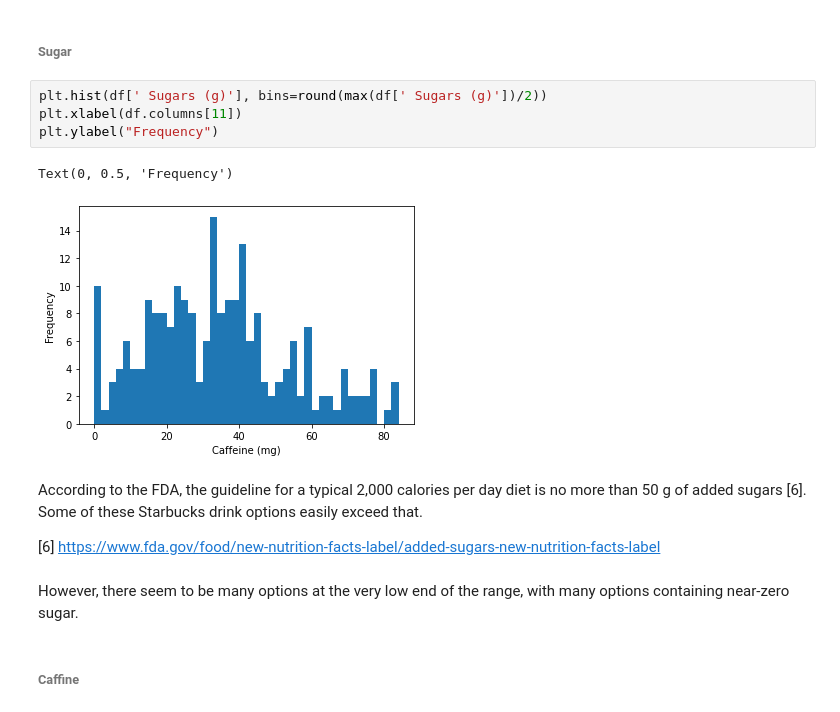
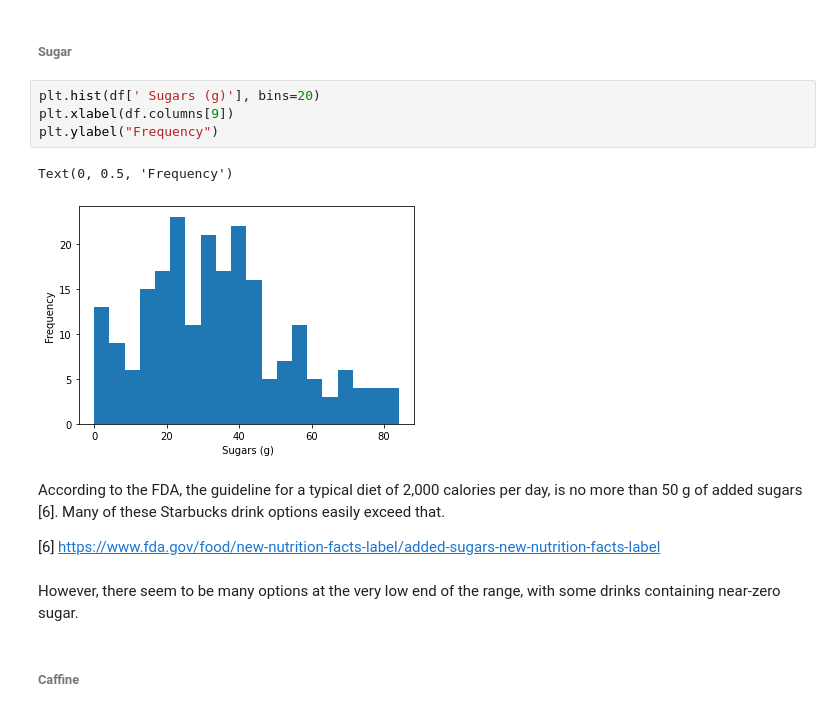
Before and after one commit to mikebobal/springboard, a Jupyter notebook: Starbucks/Starbucks Sugar vs Caffine Project.ipynb, the cells around one changed output. Saved outputs shown, nothing was run; the diff lists cells and outputs as text.

```diff
--- a/Starbucks/Starbucks Sugar vs Caffine Project.ipynb
+++ b/Starbucks/Starbucks Sugar vs Caffine Project.ipynb
@@ -226,18 +234,18 @@ The variables that we are most interested in are caffine and sugar.
 # %% [markdown]
 ###### Sugar
 # %%
-plt.hist(df[' Sugars (g)'], bins=round(max(df[' Sugars (g)'])/2))
-plt.xlabel(df.columns[11])
+plt.hist(df[' Sugars (g)'], bins=20)
+plt.xlabel(df.columns[9])
 plt.ylabel("Frequency")
 # %% [output]
 Text(0, 0.5, 'Frequency')
-[figure, old version]
+[figure, new version]
 # %% [markdown]
-According to the FDA, the guideline for a typical 2,000 calories per day diet is no more than 50 g of added sugars [6]. Some of these Starbucks drink options easily exceed that.
+According to the FDA, the guideline for a typical diet of 2,000 calories per day, is no more than 50 g of added sugars [6]. Many of these Starbucks drink options easily exceed that.
 
 [6] https://www.fda.gov/food/new-nutrition-facts-label/added-sugars-new-nutrition-facts-label
 # %% [markdown]
-However, there seem to be many options at the very low end of the range, with many options containing near-zero sugar.
+However, there seem to be many options at the very low end of the range, with some drinks containing near-zero sugar.
 # %% [markdown]
 ###### Caffine
 # %%
```
Also changed, not shown: parts of 67 cells of this notebook, 3 other files.
